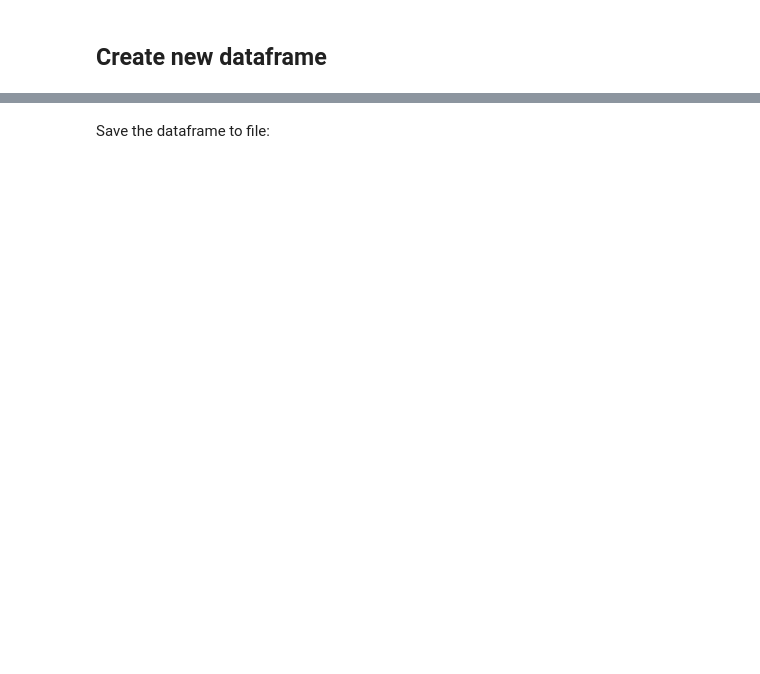
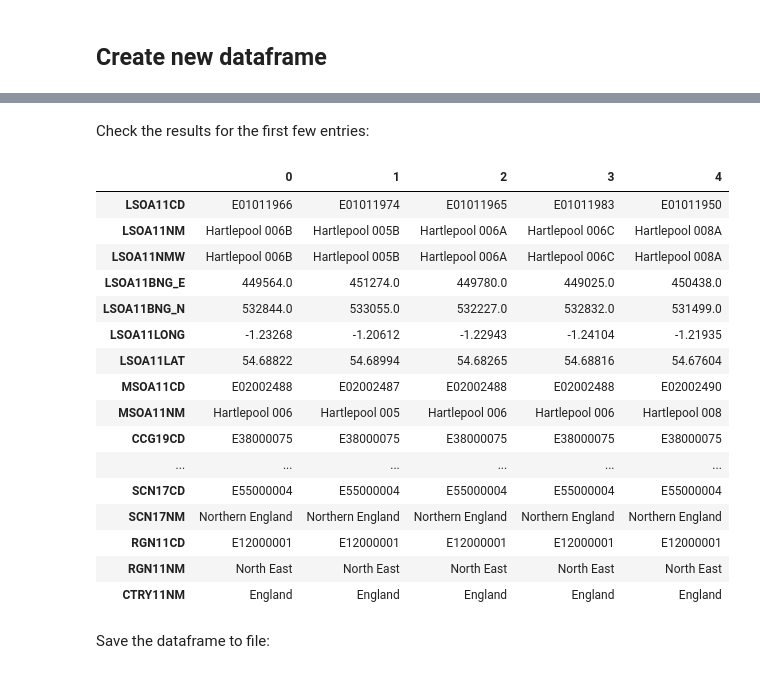
Before and after one commit to samuel-book/geography_data, a Jupyter notebook: tabular/link_LSOAs_to_ONS_regions.ipynb, the cells around one changed output, grey strips where cells are left out. Saved outputs shown, nothing was run; the diff lists cells and outputs as text; code cells hidden in the pictures; blank space fills up the shorter version.

```diff
--- a/tabular/link_LSOAs_to_ONS_regions.ipynb
+++ b/tabular/link_LSOAs_to_ONS_regions.ipynb
@@ -331,0 +213,5 @@ df_regions.head()
+# %%
+df_regions = df_regions[(
+    (df_regions['CTRY11NM'] == 'England') |
+    (df_regions['CTRY11NM'] == 'Wales')
+    )]
@@ -331,0 +220,15 @@ df_regions.head()
+# %%
+cols_order = [
+    'LSOA11CD', 'LSOA11NM', 'LSOA11NMW',
+    'BNG_E', 'BNG_N', 'LONG', 'LAT',
+    'MSOA11CD', 'MSOA11NM',
+    'CCG19CD', 'CCG19NM',
+    'ICB22CD', 'ICB22NM',
+    'LAD17CD', 'LAD17NM',
+    'STP19CD', 'STP19NM',
+    'LHB20CD', 'LHB20NM', 'LHB20NMW',
+    'SCN17CD', 'SCN17NM',
+    'RGN11CD', 'RGN11NM',
+    'CTRY11NM',
+]
+df_regions = df_regions[cols_order]
@@ -332,3 +237,32 @@ df_regions.head()
+# %%
+df_regions = df_regions.rename(columns=dict(
+    LONG = 'LSOA11LONG',
+    LAT = 'LSOA11LAT',
+    BNG_E = 'LSOA11BNG_E',
+    BNG_N = 'LSOA11BNG_N',
+))
+# %% [markdown]
+Check the results for the first few entries:
+# %%
+df_regions.head(5).T
+# %% [output]
+|  | 0 | 1 | 2 | 3 | 4 |
+| LSOA11CD | E01011966 | E01011974 | E01011965 | E01011983 | E01011950 |
+| LSOA11NM | Hartlepool 006B | Hartlepool 005B | Hartlepool 006A | Hartlepool 006C | Hartlepool 008A |
+| LSOA11NMW | Hartlepool 006B | Hartlepool 005B | Hartlepool 006A | Hartlepool 006C | Hartlepool 008A |
+| LSOA11BNG_E | 449564.0 | 451274.0 | 449780.0 | 449025.0 | 450438.0 |
+| LSOA11BNG_N | 532844.0 | 533055.0 | 532227.0 | 532832.0 | 531499.0 |
+| LSOA11LONG | -1.23268 | -1.20612 | -1.22943 | -1.24104 | -1.21935 |
+| LSOA11LAT | 54.68822 | 54.68994 | 54.68265 | 54.68816 | 54.67604 |
+| MSOA11CD | E02002488 | E02002487 | E02002488 | E02002488 | E02002490 |
+| MSOA11NM | Hartlepool 006 | Hartlepool 005 | Hartlepool 006 | Hartlepool 006 | Hartlepool 008 |
+| CCG19CD | E38000075 | E38000075 | E38000075 | E38000075 | E38000075 |
+| ... | ... | ... | ... | ... | ... |
+| SCN17CD | E55000004 | E55000004 | E55000004 | E55000004 | E55000004 |
+| SCN17NM | Northern England | Northern England | Northern England | Northern England | Northern England |
+| RGN11CD | E12000001 | E12000001 | E12000001 | E12000001 | E12000001 |
+| RGN11NM | North East | North East | North East | North East | North East |
+| CTRY11NM | England | England | England | England | England |
 # %% [markdown]
 Save the dataframe to file:
 # %%
```
Also changed, not shown: parts of 25 cells of this notebook.
